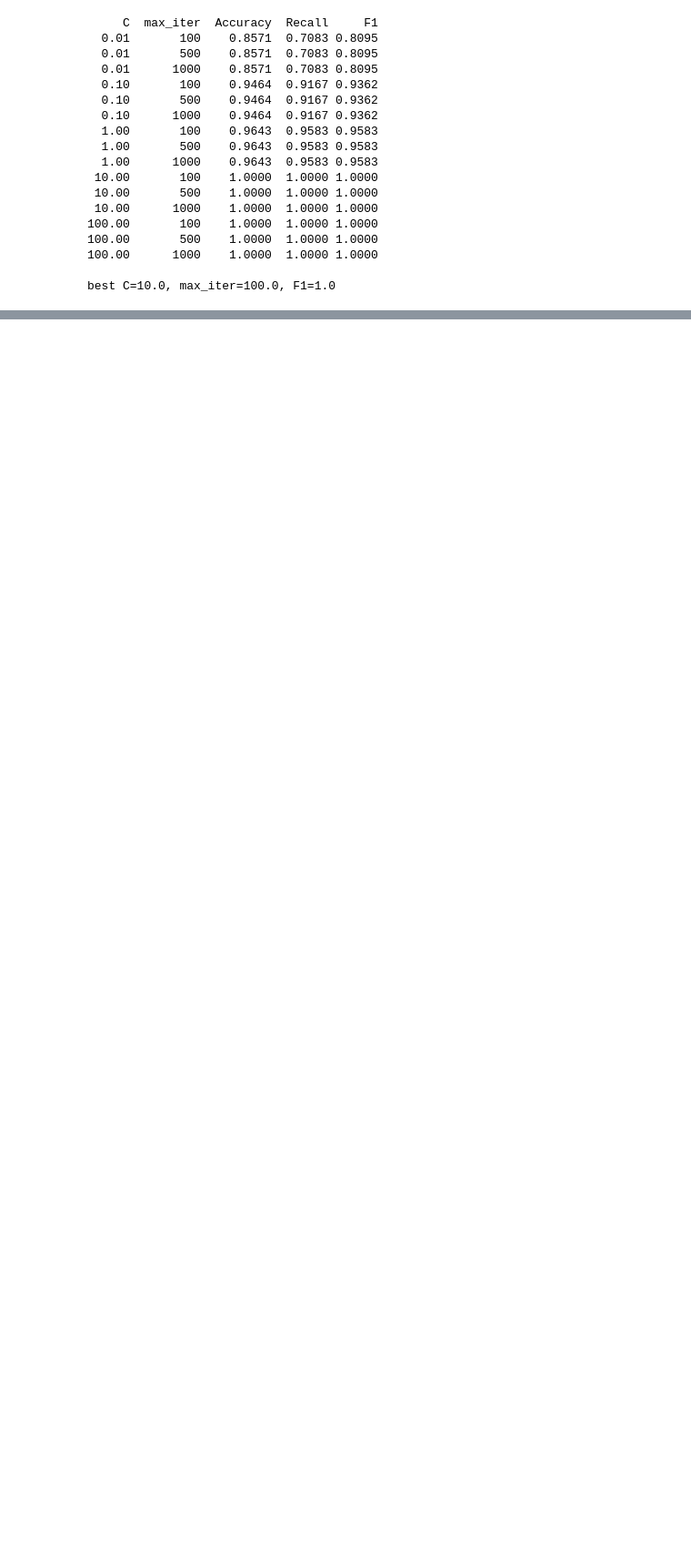
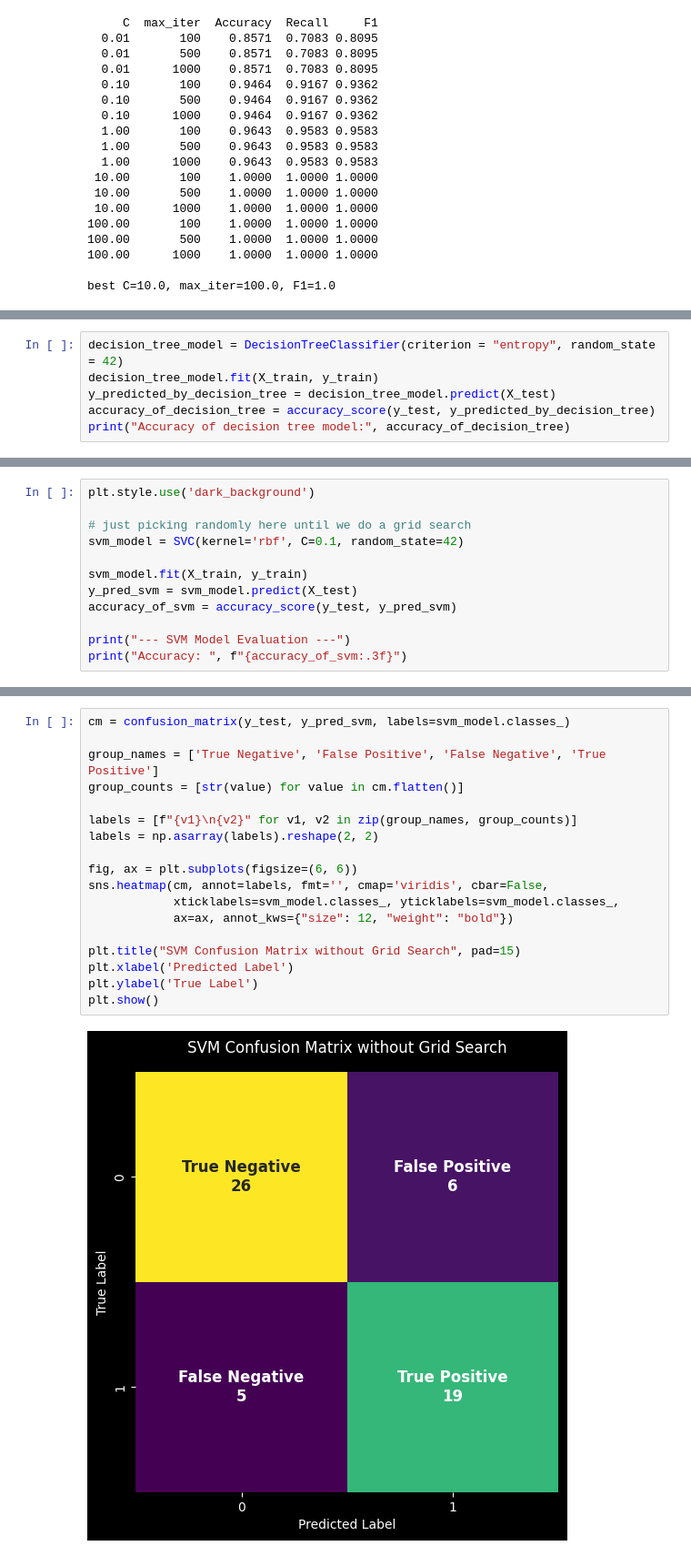
Before and after one commit to MohammedNaser28/heart-disease-prediction, a Jupyter notebook: Heart_disease.ipynb, the cells around one changed output, grey strips where cells are left out. Shown at 91% size. Cells and saved outputs as stored; diff of their text form; blank space fills up the shorter version.

Commit message:
Merge SVM and Decision Tree models into main notebook

```diff
--- a/Heart_disease.ipynb
+++ b/Heart_disease.ipynb
@@ -521,0 +534,6 @@ best C=10.0, max_iter=100.0, F1=1.0
+# %%
+decision_tree_model = DecisionTreeClassifier(criterion = "entropy", random_state = 42)
+decision_tree_model.fit(X_train, y_train)
+y_predicted_by_decision_tree = decision_tree_model.predict(X_test)
+accuracy_of_decision_tree = accuracy_score(y_test, y_predicted_by_decision_tree)
+print("Accuracy of decision tree model:", accuracy_of_decision_tree)
@@ -521,0 +556,12 @@ best C=10.0, max_iter=100.0, F1=1.0
+# %%
+plt.style.use('dark_background')
+
+# just picking randomly here until we do a grid search
+svm_model = SVC(kernel='rbf', C=0.1, random_state=42)
+
+svm_model.fit(X_train, y_train)
+y_pred_svm = svm_model.predict(X_test)
+accuracy_of_svm = accuracy_score(y_test, y_pred_svm)
+
+print("--- SVM Model Evaluation ---")
+print("Accuracy: ", f"{accuracy_of_svm:.3f}")
@@ -521,0 +571,20 @@ best C=10.0, max_iter=100.0, F1=1.0
+# %%
+cm = confusion_matrix(y_test, y_pred_svm, labels=svm_model.classes_)
+
+group_names = ['True Negative', 'False Positive', 'False Negative', 'True Positive']
+group_counts = [str(value) for value in cm.flatten()]
+
+labels = [f"{v1}\n{v2}" for v1, v2 in zip(group_names, group_counts)]
+labels = np.asarray(labels).reshape(2, 2)
+
+fig, ax = plt.subplots(figsize=(6, 6))
+sns.heatmap(cm, annot=labels, fmt='', cmap='viridis', cbar=False,
+            xticklabels=svm_model.classes_, yticklabels=svm_model.classes_,
+            ax=ax, annot_kws={"size": 12, "weight": "bold"})
+
+plt.title("SVM Confusion Matrix without Grid Search", pad=15)
+plt.xlabel('Predicted Label')
+plt.ylabel('True Label')
+plt.show()
+# %% [output]
+[figure, added]
```
Also changed, not shown: parts of 7 cells of this notebook.
